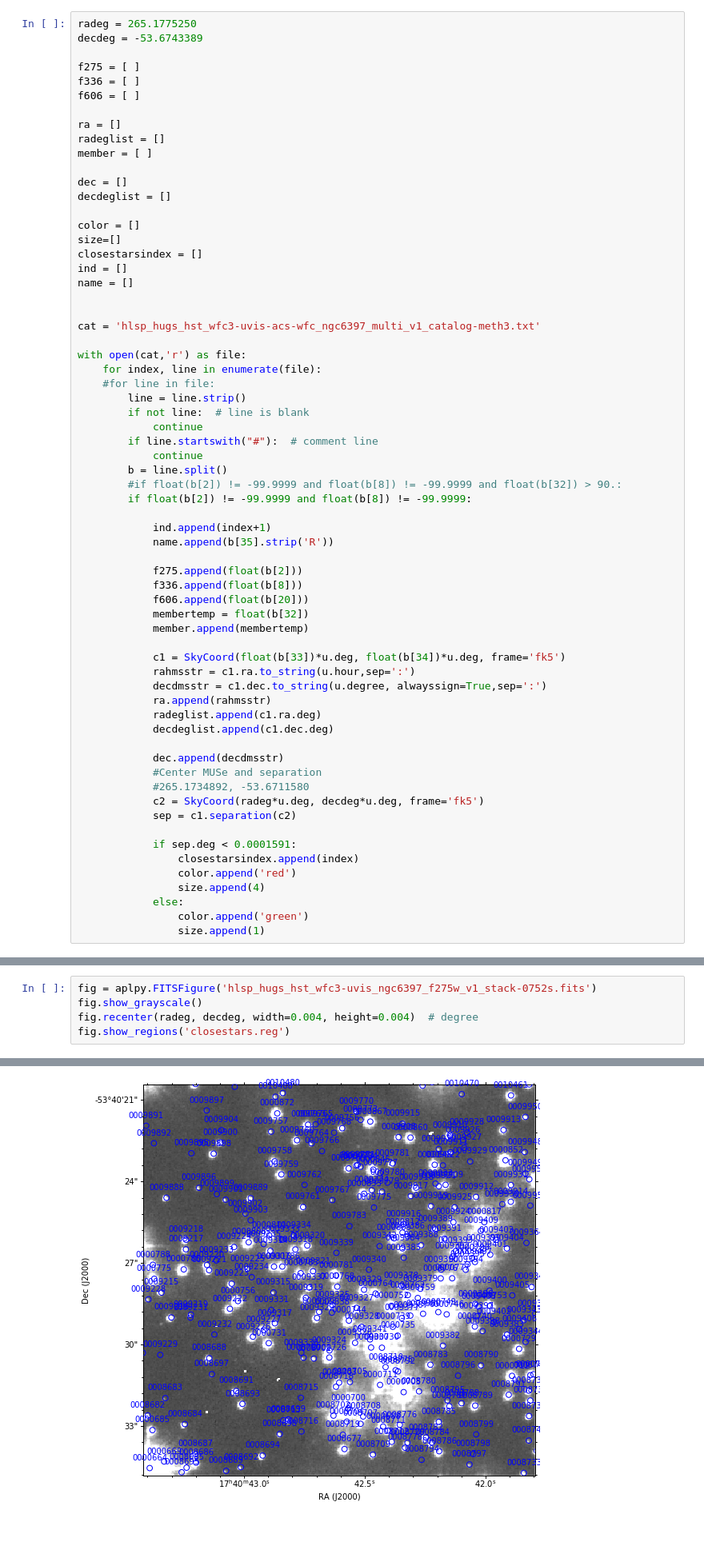
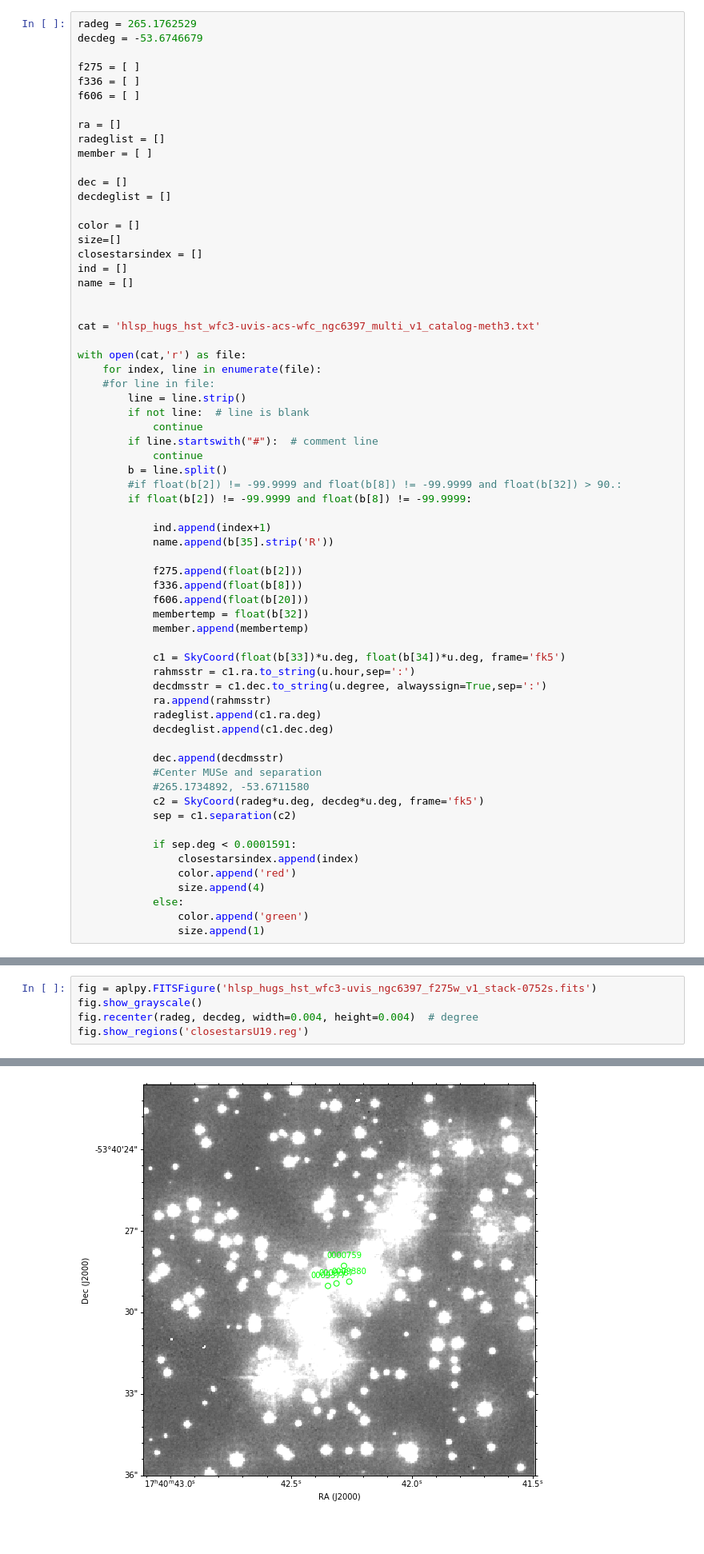
Before and after one commit to manuelmarcano22/CMDM22, a Jupyter notebook: NGC6397/CMSNGC6397.ipynb, the cells around one changed output, grey strips where cells are left out. Shown at 80% size. Saved outputs shown, nothing was run; the diff lists cells and outputs as text.

```diff
--- a/NGC6397/CMSNGC6397.ipynb
+++ b/NGC6397/CMSNGC6397.ipynb
@@ -15,8 +15,8 @@ output_notebook()
 Loading BokehJS ...
 [interactive output not drawn]
 # %%
-radeg = 265.1775250
-decdeg = -53.6743389
+radeg = 265.1762529
+decdeg = -53.6746679
 
 f275 = [ ]
 f336 = [ ]
@@ -193,5 +193,5 @@ with open(csv,'a') as fileone:
 fig = aplpy.FITSFigure('hlsp_hugs_hst_wfc3-uvis_ngc6397_f275w_v1_stack-0752s.fits')
 fig.show_grayscale()
 fig.recenter(radeg, decdeg, width=0.004, height=0.004)  # degree
-fig.show_regions('closestars.reg')
+fig.show_regions('closestarsU19.reg')
 # %% [output]
@@ -200,3 +200,3 @@ INFO: Auto-setting vmax to  8.823e+01 [aplpy.core]
-[figure, old version]
+[figure, new version]
 # %% [markdown]
 #
```
Also changed, not shown: parts of 3 cells of this notebook, 1 other file.
